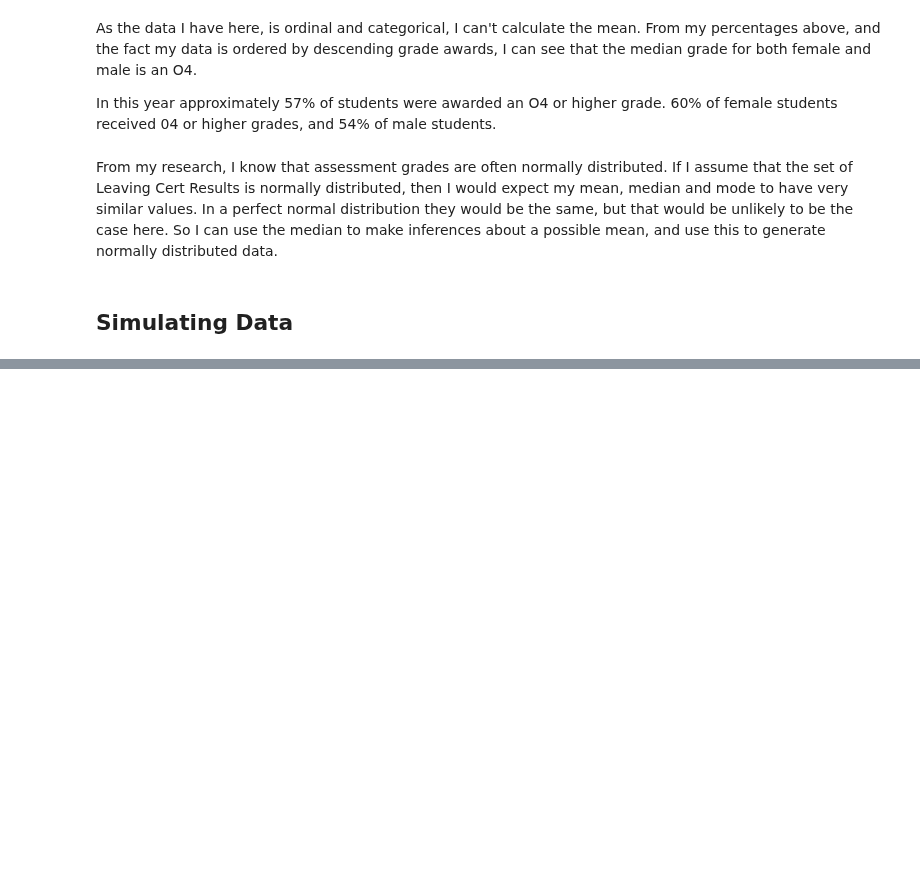
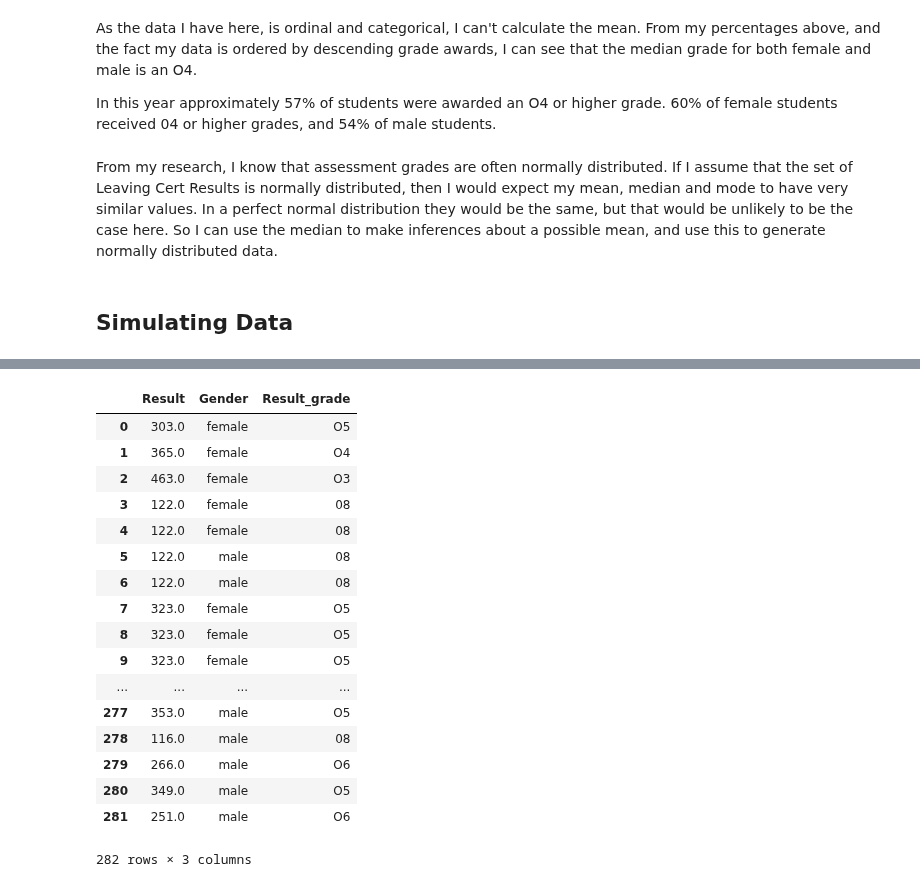
Before and after one commit to MarionMcG/python-fundamentals-project, a Jupyter notebook: exam-cohort.ipynb, the cells around one changed output, grey strips where cells are left out. Saved outputs shown, nothing was run; the diff lists cells and outputs as text; code cells hidden in the pictures; blank space fills up the shorter version.

Commit message:
Assign grade categories to results, pd merge not working

```diff
--- a/exam-cohort.ipynb
+++ b/exam-cohort.ipynb
@@ -141,6 +144,13 @@ plt.legend();
 df = pd.DataFrame(sim_girls, columns=['Result'])
 df2 = pd.DataFrame(sim_boys, columns=['Result']);
 df = df.append(df2, ignore_index=True)
+# %%
+c = pd.cut(
+    df.stack(),
+    [0, 180, 240, 300, 360,  420, 480, 540, 600],
+    labels=['08', 'O7', 'O6', 'O5', 'O4', 'O3', 'O2', 'O1']
+)
+df2 = df.join(c.unstack().add_suffix('_grade'))
 # %%
 # Generating dfs with 100 repeated strings, first female, then male
 string_female = pd.DataFrame(['female']*100)
@@ -173 +183,22 @@ df
 200 rows × 2 columns
+# %%
+pd.merge(df, df2, on="Result")
+# %% [output]
+|  | Result | Gender | Result_grade |
+| 0 | 303.0 | female | O5 |
+| 1 | 365.0 | female | O4 |
+| 2 | 463.0 | female | O3 |
+| 3 | 122.0 | female | 08 |
+| 4 | 122.0 | female | 08 |
+| 5 | 122.0 | male | 08 |
+| 6 | 122.0 | male | 08 |
+| 7 | 323.0 | female | O5 |
+| 8 | 323.0 | female | O5 |
+| 9 | 323.0 | female | O5 |
+| ... | ... | ... | ... |
+| 277 | 353.0 | male | O5 |
+| 278 | 116.0 | male | 08 |
+| 279 | 266.0 | male | O6 |
+| 280 | 349.0 | male | O5 |
+| 281 | 251.0 | male | O6 |
+282 rows × 3 columns
```
Also changed, not shown: parts of 3 cells of this notebook.
